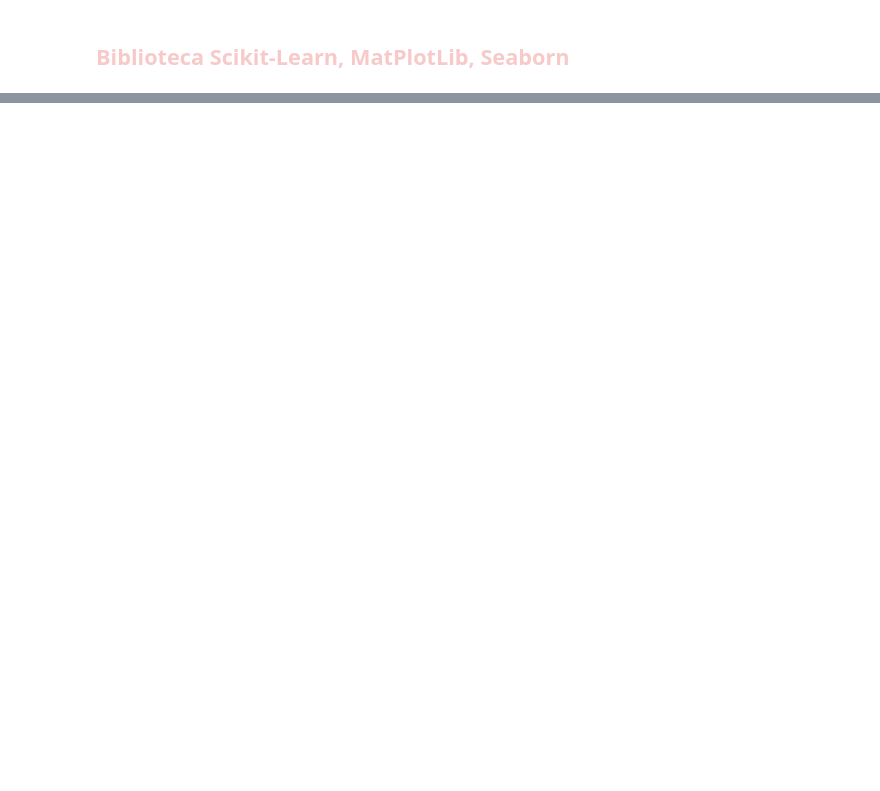
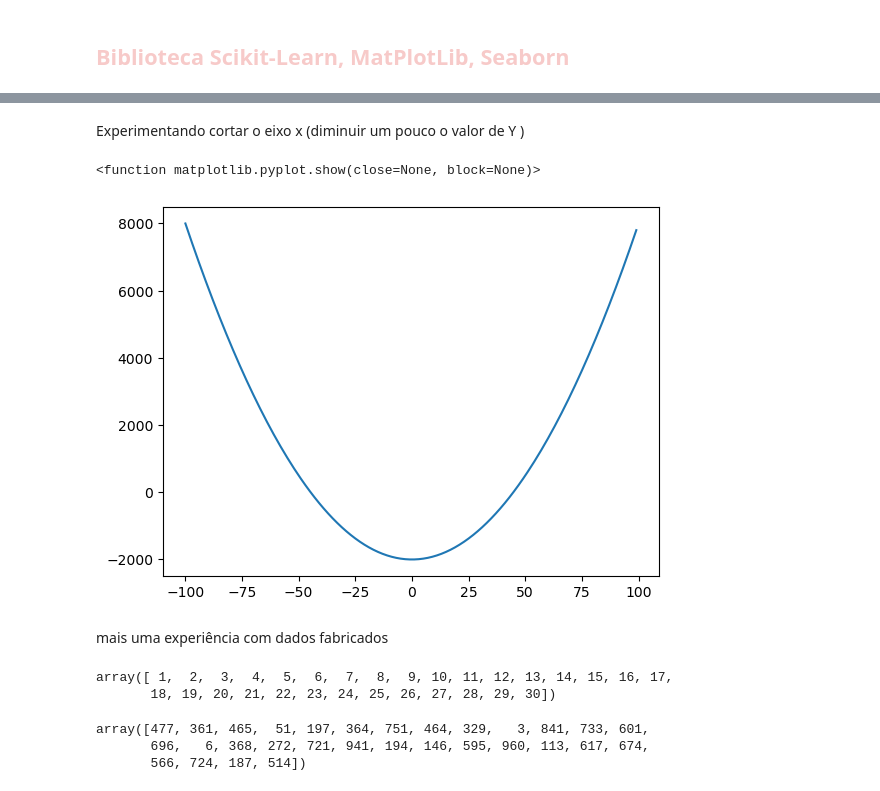
Before and after one commit to AnnaBea99/python-fluffy-tribble, a Jupyter notebook: Codigos/bibliotecas.ipynb, the cells around one changed output, grey strips where cells are left out. Saved outputs shown, nothing was run; the diff lists cells and outputs as text; code cells hidden in the pictures; blank space fills up the shorter version.

```diff
--- a/Codigos/bibliotecas.ipynb
+++ b/Codigos/bibliotecas.ipynb
@@ -4,0 +51,16 @@
+# %% [markdown]
+Experimentando cortar o eixo x (diminuir um pouco o valor de Y )
+# %%
+plt.plot(x1,(x1**2)-2000)
+plt.show
+# %% [output]
+<function matplotlib.pyplot.show(close=None, block=None)>
+[figure, added]
+# %% [markdown]
+mais uma experiência com dados fabricados
+# %%
+dias = np.arange(1,31)
+dias
+# %% [output]
+array([ 1,  2,  3,  4,  5,  6,  7,  8,  9, 10, 11, 12, 13, 14, 15, 16, 17,
+       18, 19, 20, 21, 22, 23, 24, 25, 26, 27, 28, 29, 30])
@@ -4,0 +70,6 @@
+# %%
+vacinados
+# %% [output]
+array([477, 361, 465,  51, 197, 364, 751, 464, 329,   3, 841, 733, 601,
+       696,   6, 368, 272, 721, 941, 194, 146, 595, 960, 113, 617, 674,
+       566, 724, 187, 514])
```
Also changed, not shown: parts of 20 cells of this notebook, 10 other files.
